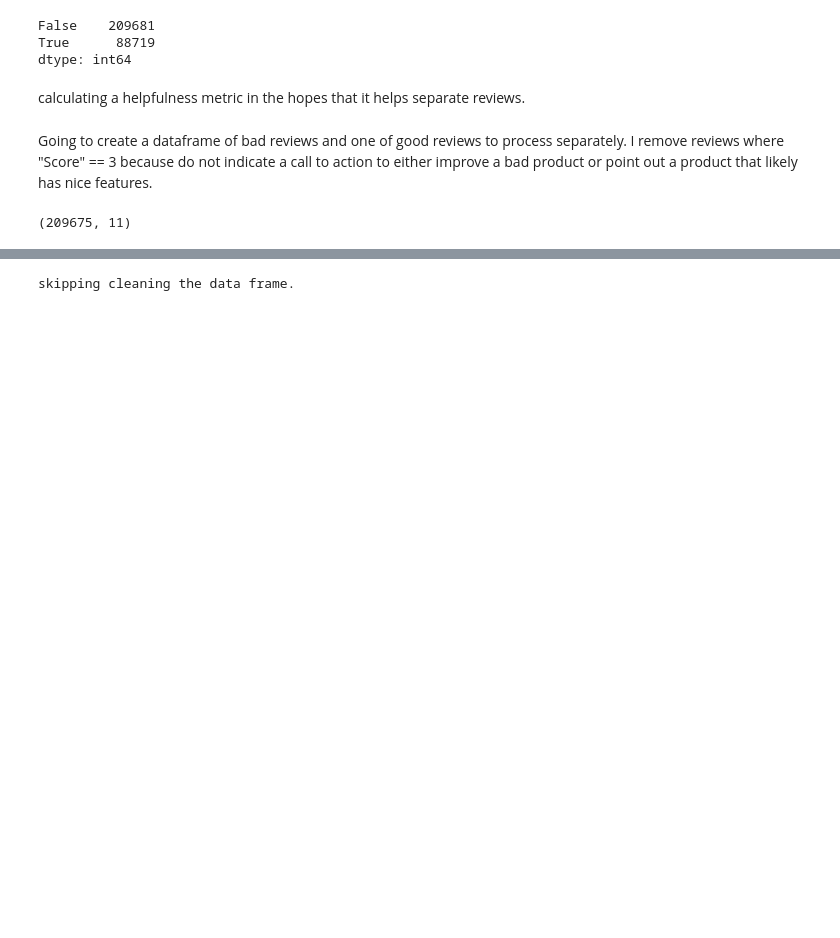
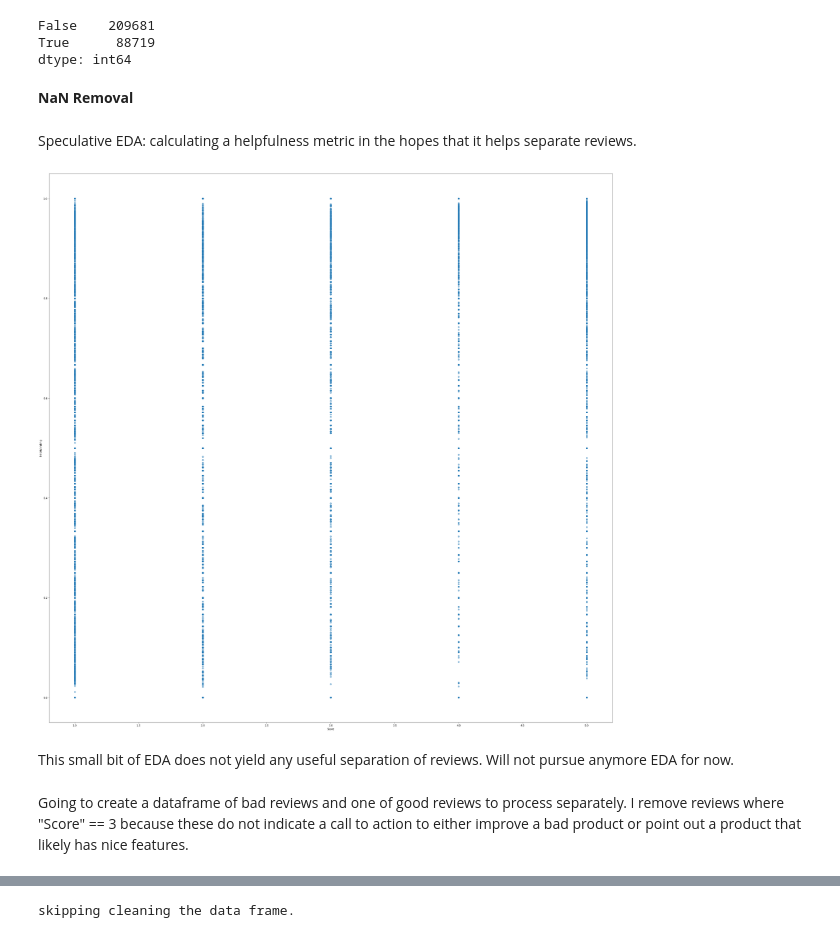
Before and after one commit to michael-a-green/Metis_Project4, a Jupyter notebook: Source/Project4_2.ipynb, the cells around one changed output, grey strips where cells are left out. Saved outputs shown, nothing was run; the diff lists cells and outputs as text; code cells hidden in the pictures; blank space fills up the shorter version.

```diff
--- a/Source/Project4_2.ipynb
+++ b/Source/Project4_2.ipynb
@@ -113,7 +126,7 @@ Name: Score, dtype: int64
 # %% [markdown]
 According to the Kaggle description `HelpfulnessNumerator` should be less than or equal to `HelpfulnessDenominator`. So I will filter out any reviews that do not meet this specification.  Also, removing reviews where `HelpfulnessDenominator` is zero as this indicates a review that is not useful:
 # %%
-mask = (reviews_df["HelpfulnessNumerator"] <=  reviews_df["HelpfulnessDenominator"]) & (reviews_df["HelpfulnessDenominator"]!=0)
+mask = (reviews_df["HelpfulnessNumerator"] <=  reviews_df["HelpfulnessDenominator"]) & (reviews_df["HelpfulnessDenominator"] > 0)
 reviews_df[~mask].shape
 # %% [output]
 (270054, 10)
@@ -131,26 +144,26 @@ True      88719
 dtype: int64
 # %%
 reviews_df.drop_duplicates(subset=["UserId","ProfileName","Time","Text"],keep="first",inplace=True)
+# %% [markdown]
+**NaN Removal**
 # %%
 reviews_df.dropna(inplace=True)
 # %% [markdown]
-calculating a helpfulness metric in the hopes that it helps separate reviews.
+Speculative EDA: calculating a helpfulness metric in the hopes that it helps separate reviews.
 # %%
 reviews_df["helpful_rating"] = reviews_df["HelpfulnessNumerator"] / reviews_df["HelpfulnessDenominator"]
 # %%
-# Not helpful
-# TODO: Delete
-#plt.figure(figsize=(40,40))
-#plt.scatter(reviews_df["Score"],reviews_df["helpful_rating"],alpha=0.5)
-#plt.xlabel("Score")
-#plt.ylabel("helpful rating")
-#plt.show();
+plt.figure(figsize=(40,40))
+plt.scatter(reviews_df["Score"],reviews_df["helpful_rating"],alpha=0.5)
+plt.xlabel("Score")
+plt.ylabel("helpful rating")
+plt.show();
+# %% [output]
+[figure, added]
+# %% [markdown]
+This small bit of EDA does not yield any useful separation of reviews. Will not pursue anymore EDA for now.
 # %% [markdown]
-Going to create a dataframe of bad reviews and one of good reviews to process separately. I remove reviews where "Score" == 3 because do not indicate a call to action to either improve a bad product or point out a product that likely has nice features.
+Going to create a dataframe of bad reviews and one of good reviews to process separately. I remove reviews where "Score" == 3 because these do not indicate a call to action to either improve a bad product or point out a product that likely has nice features.
-# %%
-reviews_df.shape
-# %% [output]
-(209675, 11)
 # %%
 good_reviews_df = reviews_df[ reviews_df["Score"] >= 4 ]
 bad_reviews_df = reviews_df[ reviews_df["Score"] <= 2 ]
```
Also changed, not shown: parts of 82 cells of this notebook, 5 other files.
